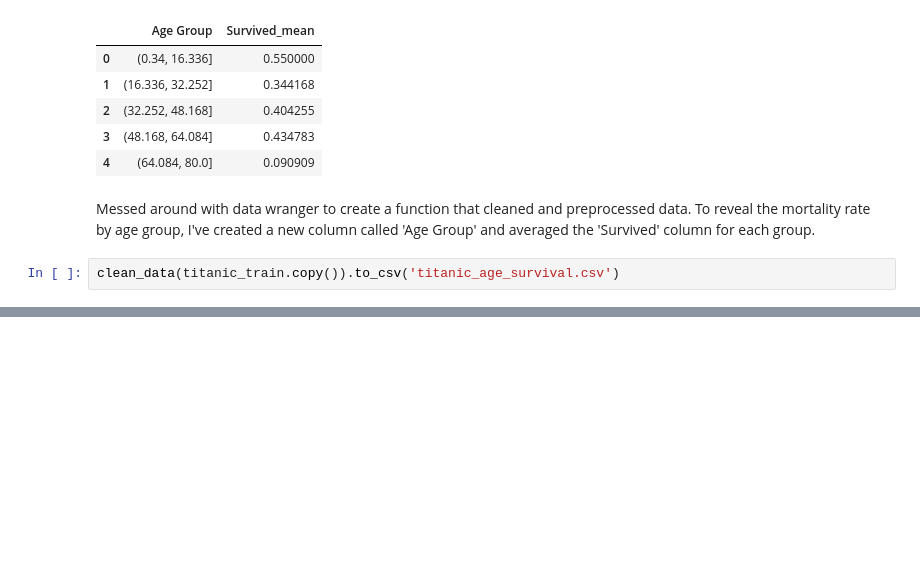
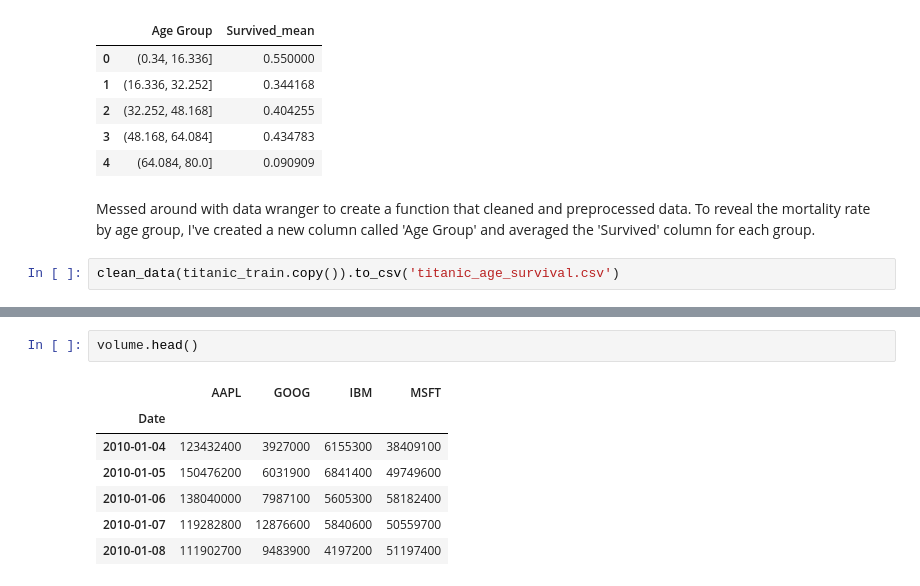
Before and after one commit to teddyvere/McKinneyBook, a Jupyter notebook: Chapter5/Starter.ipynb, the cells around one changed output, grey strips where cells are left out. Drawn from its saved outputs; the diff is of its cells as text; blank space fills up the shorter version.

```diff
--- a/Chapter5/Starter.ipynb
+++ b/Chapter5/Starter.ipynb
@@ -383,0 +400,10 @@ clean_data(titanic_train.copy()).to_csv('titanic_age_survival.csv')
+# %%
+volume.head()
+# %% [output]
+|  | AAPL | GOOG | IBM | MSFT |
+| Date |  |  |  |  |
+| 2010-01-04 | 123432400 | 3927000 | 6155300 | 38409100 |
+| 2010-01-05 | 150476200 | 6031900 | 6841400 | 49749600 |
+| 2010-01-06 | 138040000 | 7987100 | 5605300 | 58182400 |
+| 2010-01-07 | 119282800 | 12876600 | 5840600 | 50559700 |
+| 2010-01-08 | 111902700 | 9483900 | 4197200 | 51197400 |
```
Also changed, not shown: parts of 15 cells of this notebook, 3 other files.
